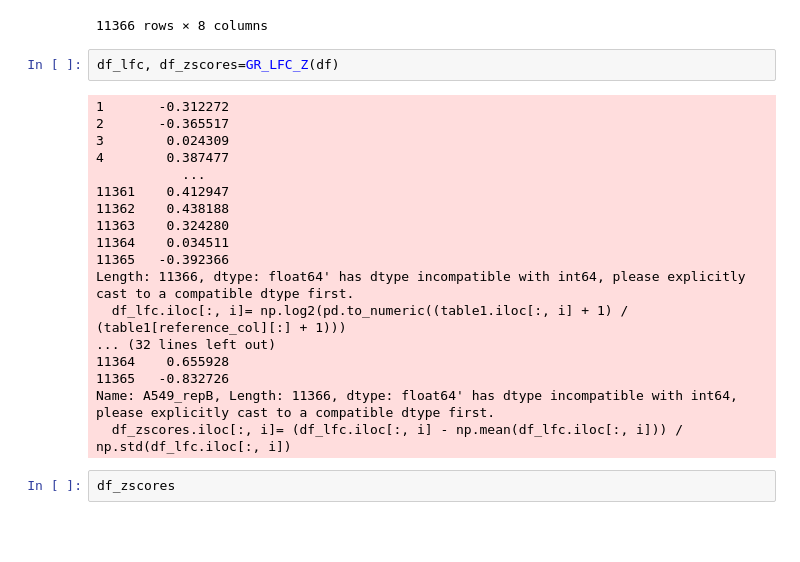
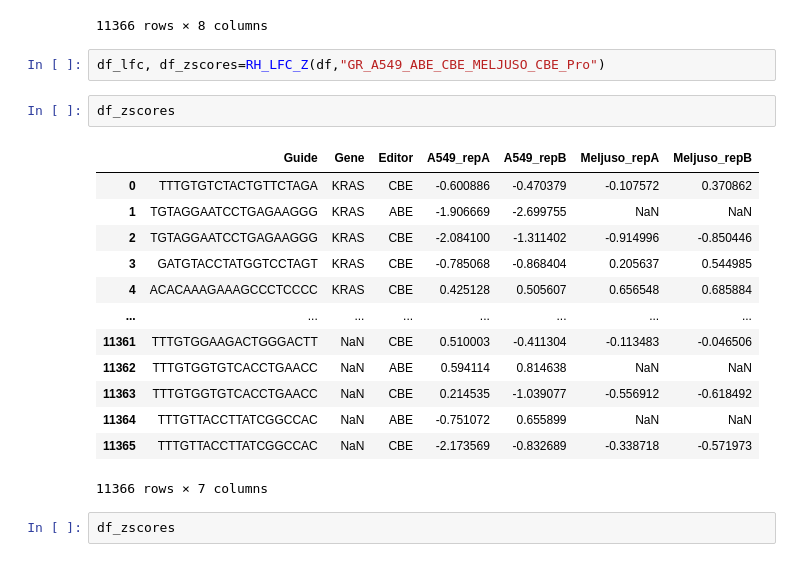
Before and after one commit to QuantitativeBiology/BECancerResistome, a Jupyter notebook: BECancerResistome/Processing/Test Gross.ipynb, the cells around one changed output. Saved outputs shown, nothing was run; the diff lists cells and outputs as text; blank space fills up the shorter version.

```diff
--- a/BECancerResistome/Processing/Test Gross.ipynb
+++ b/BECancerResistome/Processing/Test Gross.ipynb
@@ -200,25 +164,23 @@ See the caveats in the documentation: https://pandas.pydata.org/pandas-docs/stab
 | 11365 | TTTGTTACCTTATCGGCCAC | NaN | CBE | 5534 | 4216 | 5046 | 6084.0 | 8681.0 |
 11366 rows × 8 columns
 # %%
-df_lfc, df_zscores=GR_LFC_Z(df)
+df_lfc, df_zscores=RH_LFC_Z(df,"GR_A549_ABE_CBE_MELJUSO_CBE_Pro")
-# %% [output]
-1       -0.312272
-2       -0.365517
-3        0.024309
-4        0.387477
-           ...
-11361    0.412947
-11362    0.438188
-11363    0.324280
-11364    0.034511
-11365   -0.392366
-Length: 11366, dtype: float64' has dtype incompatible with int64, please explicitly cast to a compatible dtype first.
-  df_lfc.iloc[:, i]= np.log2(pd.to_numeric((table1.iloc[:, i] + 1) / (table1[reference_col][:] + 1)))
-... (32 lines left out)
-11364    0.655928
-11365   -0.832726
-Name: A549_repB, Length: 11366, dtype: float64' has dtype incompatible with int64, please explicitly cast to a compatible dtype first.
-  df_zscores.iloc[:, i]= (df_lfc.iloc[:, i] - np.mean(df_lfc.iloc[:, i])) / np.std(df_lfc.iloc[:, i])
+# %%
+df_zscores
+# %% [output]
+|  | Guide | Gene | Editor | A549_repA | A549_repB | Meljuso_repA | Meljuso_repB |
+| 0 | TTTGTGTCTACTGTTCTAGA | KRAS | CBE | -0.600886 | -0.470379 | -0.107572 | 0.370862 |
+| 1 | TGTAGGAATCCTGAGAAGGG | KRAS | ABE | -1.906669 | -2.699755 | NaN | NaN |
+| 2 | TGTAGGAATCCTGAGAAGGG | KRAS | CBE | -2.084100 | -1.311402 | -0.914996 | -0.850446 |
+| 3 | GATGTACCTATGGTCCTAGT | KRAS | CBE | -0.785068 | -0.868404 | 0.205637 | 0.544985 |
+| 4 | ACACAAAGAAAGCCCTCCCC | KRAS | CBE | 0.425128 | 0.505607 | 0.656548 | 0.685884 |
+| ... | ... | ... | ... | ... | ... | ... | ... |
+| 11361 | TTTGTGGAAGACTGGGACTT | NaN | CBE | 0.510003 | -0.411304 | -0.113483 | -0.046506 |
+| 11362 | TTTGTGGTGTCACCTGAACC | NaN | ABE | 0.594114 | 0.814638 | NaN | NaN |
+| 11363 | TTTGTGGTGTCACCTGAACC | NaN | CBE | 0.214535 | -1.039077 | -0.556912 | -0.618492 |
+| 11364 | TTTGTTACCTTATCGGCCAC | NaN | ABE | -0.751072 | 0.655899 | NaN | NaN |
+| 11365 | TTTGTTACCTTATCGGCCAC | NaN | CBE | -2.173569 | -0.832689 | -0.338718 | -0.571973 |
+11366 rows × 7 columns
 # %%
 df_zscores
 # %% [output]
```
Also changed, not shown: parts of 11 cells of this notebook, 1 other file.
